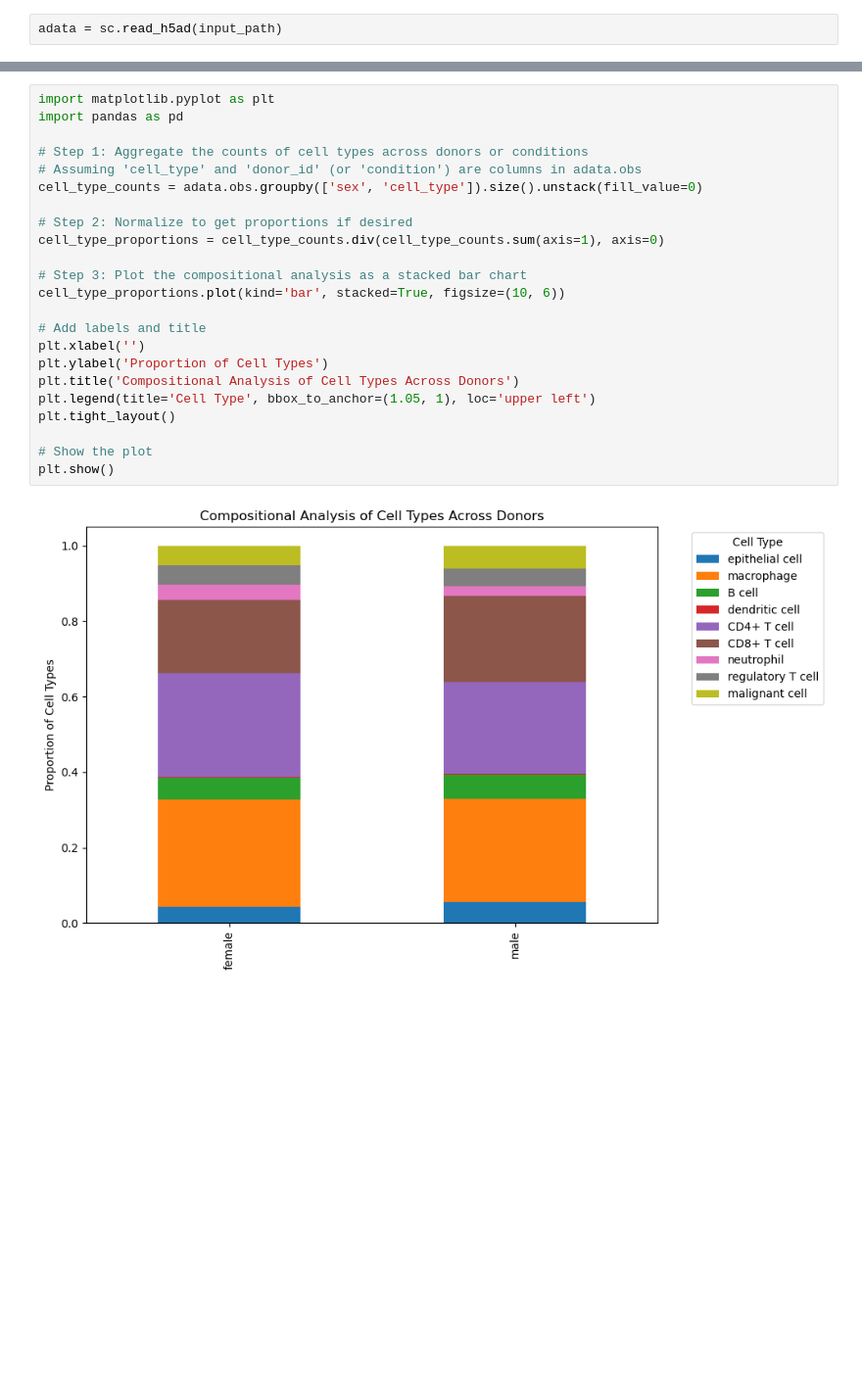
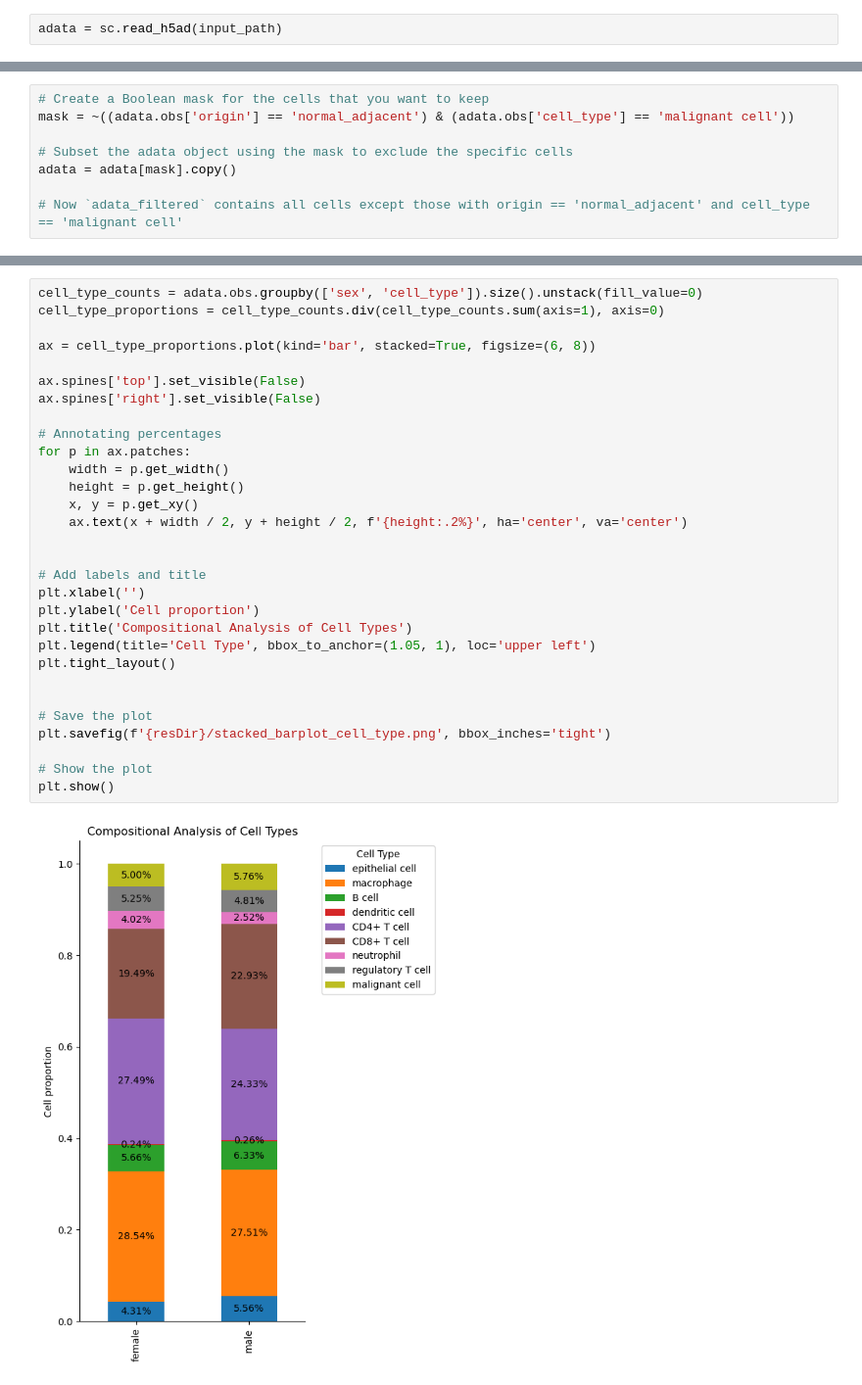
Before and after one commit to ErikaKvalem/NSCLC_gender_2023, a Jupyter notebook: 02-scripts/011_analysis_paired_remove_xy/90_compositional_analysis.ipynb, the cells around one changed output, grey strips where cells are left out. Shown at 98% size. Cells and saved outputs as stored; diff of their text form; blank space fills up the shorter version.

Commit message:
compositional analysis female and male

```diff
--- a/02-scripts/011_analysis_paired_remove_xy/90_compositional_analysis.ipynb
+++ b/02-scripts/011_analysis_paired_remove_xy/90_compositional_analysis.ipynb
@@ -46,0 +63,8 @@ adata = sc.read_h5ad(input_path)
+# %%
+# Create a Boolean mask for the cells that you want to keep
+mask = ~((adata.obs['origin'] == 'normal_adjacent') & (adata.obs['cell_type'] == 'malignant cell'))
+
+# Subset the adata object using the mask to exclude the specific cells
+adata = adata[mask].copy()
+
+# Now `adata_filtered` contains all cells except those with origin == 'normal_adjacent' and cell_type == 'malignant cell'
@@ -47,25 +126,32 @@ adata = sc.read_h5ad(input_path)
 # %%
-import matplotlib.pyplot as plt
-import pandas as pd
-
-# Step 1: Aggregate the counts of cell types across donors or conditions
-# Assuming 'cell_type' and 'donor_id' (or 'condition') are columns in adata.obs
 cell_type_counts = adata.obs.groupby(['sex', 'cell_type']).size().unstack(fill_value=0)
-
-# Step 2: Normalize to get proportions if desired
 cell_type_proportions = cell_type_counts.div(cell_type_counts.sum(axis=1), axis=0)
 
-# Step 3: Plot the compositional analysis as a stacked bar chart
-cell_type_proportions.plot(kind='bar', stacked=True, figsize=(10, 6))
+ax = cell_type_proportions.plot(kind='bar', stacked=True, figsize=(6, 8))
+
+ax.spines['top'].set_visible(False)
+ax.spines['right'].set_visible(False)
+
+# Annotating percentages
+for p in ax.patches:
+    width = p.get_width()
+    height = p.get_height()
+    x, y = p.get_xy()
+    ax.text(x + width / 2, y + height / 2, f'{height:.2%}', ha='center', va='center')
+
 
 # Add labels and title
 plt.xlabel('')
-plt.ylabel('Proportion of Cell Types')
-plt.title('Compositional Analysis of Cell Types Across Donors')
+plt.ylabel('Cell proportion')
+plt.title('Compositional Analysis of Cell Types')
 plt.legend(title='Cell Type', bbox_to_anchor=(1.05, 1), loc='upper left')
 plt.tight_layout()
 
+
+# Save the plot
+plt.savefig(f'{resDir}/stacked_barplot_cell_type.png', bbox_inches='tight')
+
 # Show the plot
 plt.show()
 # %% [output]
-[figure, old version]
+[figure, new version]
```
Also changed, not shown: parts of 177 cells of this notebook, 2 other files.
